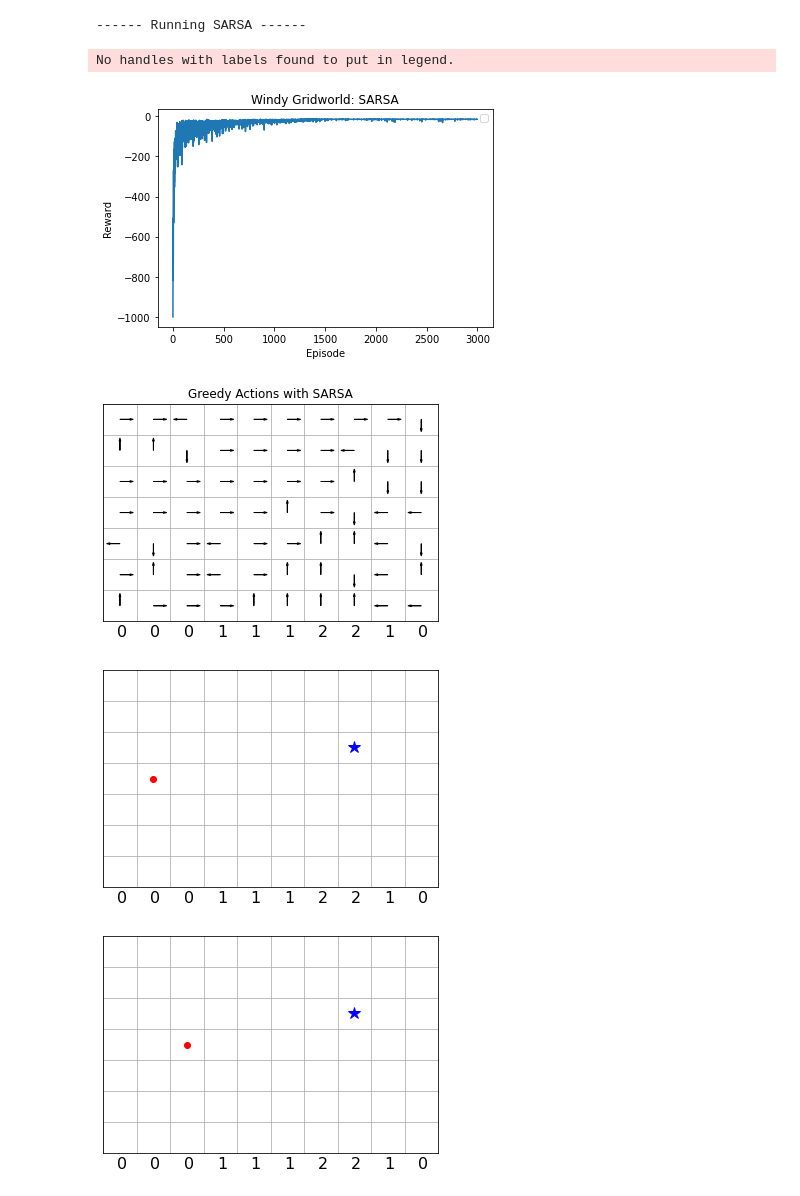
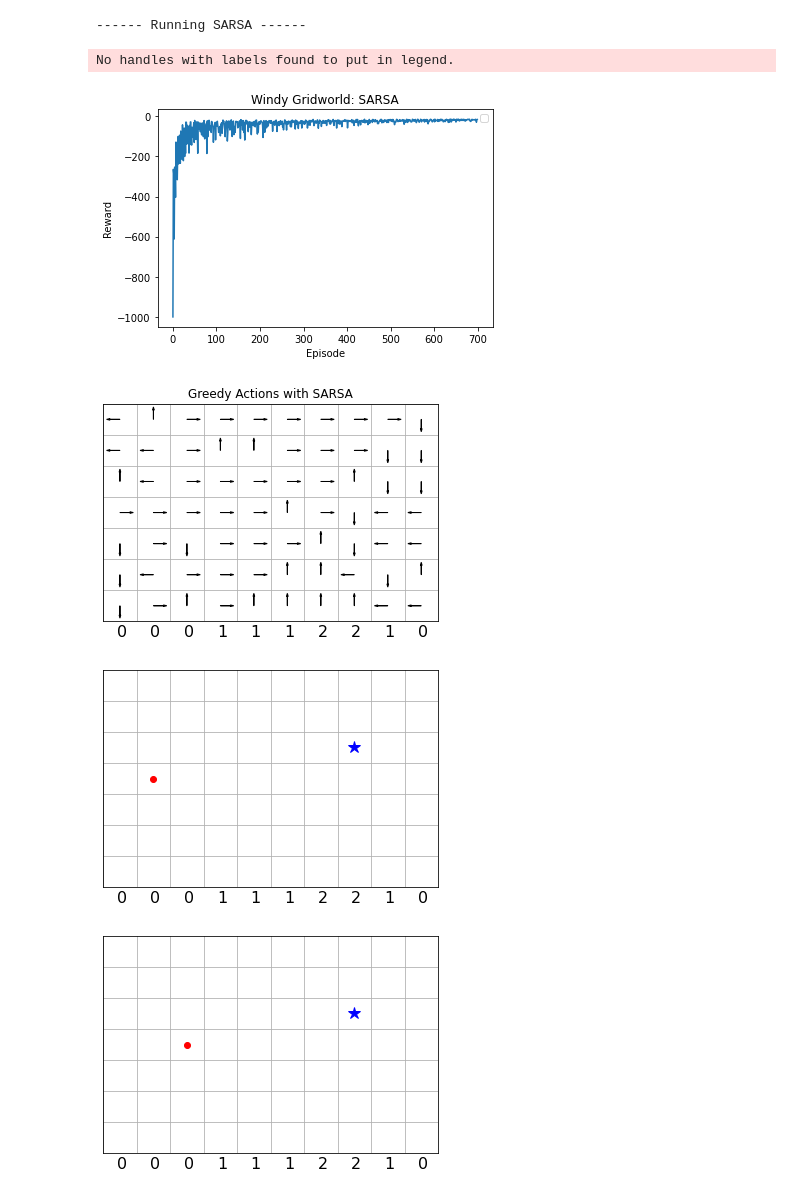
Before and after one commit to palakagl/ReinforcementLearning, a Jupyter notebook: main_windy_gridworld.ipynb, the cells around one changed output. Saved outputs shown, nothing was run; the diff lists cells and outputs as text; code cells hidden in the pictures.

```diff
--- a/main_windy_gridworld.ipynb
+++ b/main_windy_gridworld.ipynb
@@ -75,37 +75,37 @@ if __name__=='__main__':
     if run_sarsa:
         print("------ Running SARSA ------")
         # Task 1.2 - Select the proper parameters for you to find a close-to-optimal solution. The total reward should be smaller or equal to -16.
         # INSERT CODE HERE
-        rews, table = tabular.sarsa(env, step_size=0.05, epsilon=0.01, gamma=1.0, num_eps=3000)
+        rews, table = tabular.sarsa(env, step_size=0.1, epsilon=0.05, gamma=1.0, num_eps=700)
 
         plot_rew('SARSA', rews)
         plot_policy('SARSA', table, env)
         total_reward = evaluate_tabular(table)
         print("The return of your SARSA solution is {}. The optimal solution is {}.".format(total_reward, -14))
         print("------ Finished running SARSA ------")
 
     if run_q_learning:
         print("------ Running Q-learning ------")
         # Task 2.3 - Select the proper parameters for you to find a close-to-optimal solution. The total reward should be smaller or equal to -16.
         # INSERT CODE HERE
-        rews, table = tabular.q_learning(env,step_size=0.05, epsilon=0.01, gamma=1.0, num_eps=3000)
+        rews, table = tabular.q_learning(env,step_size=0.1, epsilon=0.05, gamma=1.0, num_eps=700)
 
         plot_rew('Q-Learning', rews)
         plot_policy('Q-Learning', table, env)
         total_reward = evaluate_tabular(table)
         print("The return of your Q-learning solution is {}. The optimal solution is {}.".format(total_reward, -14))
         print("------ Finished running Q-learning ------")
     if run_dqn:
         agent = dqn.QLearningNN(env)
         print("------ Running DQN ------")
         rews = agent.train(env)
         plot_rew('Deep NN Q-Learning', rews)
         print("------ Finished running DQN ------")
 # %% [output]
 ------ Running SARSA ------
 No handles with labels found to put in legend.
-[figure, old version]
+[figure, new version]
-[figure, old version]
+[figure, new version]
 [figure]
 [figure]
 [figure]
```
